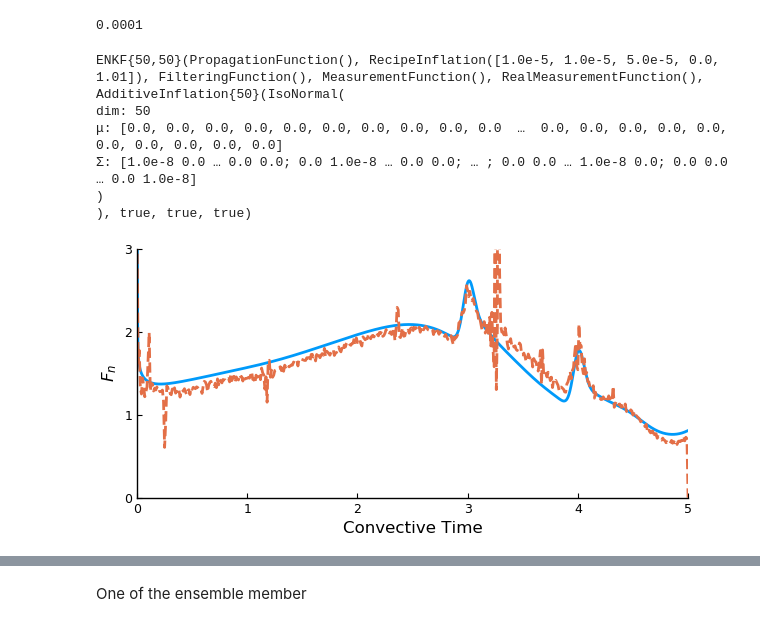
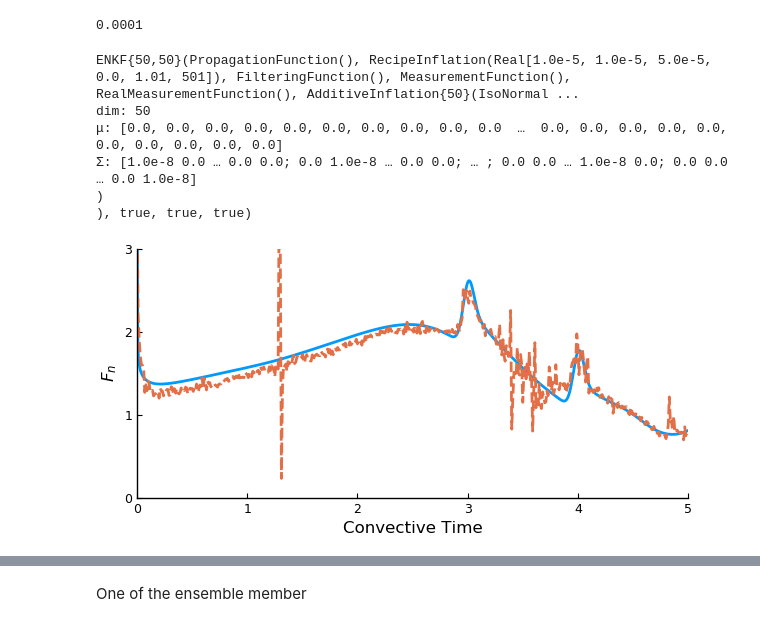
Before and after one commit to mleprovost/EnKF.jl, a Jupyter notebook: notebooks/Vortex Blob Clustering-AOA20 (Pulsed)-EnKF Modular.ipynb, the cells around one changed output, grey strips where cells are left out. Saved outputs shown, nothing was run; the diff lists cells and outputs as text; code cells hidden in the pictures.

```diff
--- a/notebooks/Vortex Blob Clustering-AOA20 (Pulsed)-EnKF Modular.ipynb
+++ b/notebooks/Vortex Blob Clustering-AOA20 (Pulsed)-EnKF Modular.ipynb
@@ -358,8 +361,8 @@ end
 # %% [output]
 Config(512, 1.0, 1.0 + 0.0im, 0.3490658503988659, 0.005, 0.01, true)
 # %%
-ensemble_size = 50 #50
-meas_size = 50
+N = 50 #50
+NZ = 50
 isinflated = true
 isfiltered = true
 isaugmented = true
@@ -409,9 +399,9 @@ covs = [];
 # %% [output]
 0.0001
 # %%
-enkf = ENKF(ensemble_size, meas_size, fprop, ri, g, m, z, ϵ, isinflated, isfiltered, isaugmented)
+enkf = ENKF(N, NZ, fprop, ri, g, m, z, ϵ, isinflated, isfiltered, isaugmented)
 # %% [output]
-ENKF{50,50}(PropagationFunction(), RecipeInflation([1.0e-5, 1.0e-5, 5.0e-5, 0.0, 1.01]), FilteringFunction(), MeasurementFunction(), RealMeasurementFunction(), AdditiveInflation{50}(IsoNormal(
+ENKF{50,50}(PropagationFunction(), RecipeInflation(Real[1.0e-5, 1.0e-5, 5.0e-5, 0.0, 1.01, 501]), FilteringFunction(), MeasurementFunction(), RealMeasurementFunction(), AdditiveInflation{50}(IsoNormal ...
 dim: 50
 μ: [0.0, 0.0, 0.0, 0.0, 0.0, 0.0, 0.0, 0.0, 0.0, 0.0  …  0.0, 0.0, 0.0, 0.0, 0.0, 0.0, 0.0, 0.0, 0.0, 0.0]
 Σ: [1.0e-8 0.0 … 0.0 0.0; 0.0 1.0e-8 … 0.0 0.0; … ; 0.0 0.0 … 1.0e-8 0.0; 0.0 0.0 … 0.0 1.0e-8]
@@ -627,9 +619,9 @@ end
 # %%
 f = regen_forces(collect(T[1:length(states)-1]), mean.(states[1:end-1]), config);
 plot(re500_data["force"]["t"], abs.(re500_data["force"]["F"]), label = "\$\\mathrm{Re} = 500\$ CFD", xlim = (0,5),
 legend = false, linewidth = 2)
-plot!(collect(T[1:length(states)-1]), 2abs.(f), ylim = (0, 3), label = "EnKF Mean", ylabel="\$F_n\$", xlabel = "Convective Time", size = (600, 300),
+plot!(collect(T[1:length(states)-2]), 2abs.(f[1:end-1]), ylim = (0, 3), label = "EnKF Mean", ylabel="\$F_n\$", xlabel = "Convective Time", size = (600, 300),
 linewidth = 2, linestyle = :dash)
 # savefig("EnKF\ Results/Re500/2pulse01/no_inflation/force.pdf")
 # %% [output]
-[figure, old version]
+[figure, new version]
```
Also changed, not shown: parts of 38 cells of this notebook, 2 other files.
